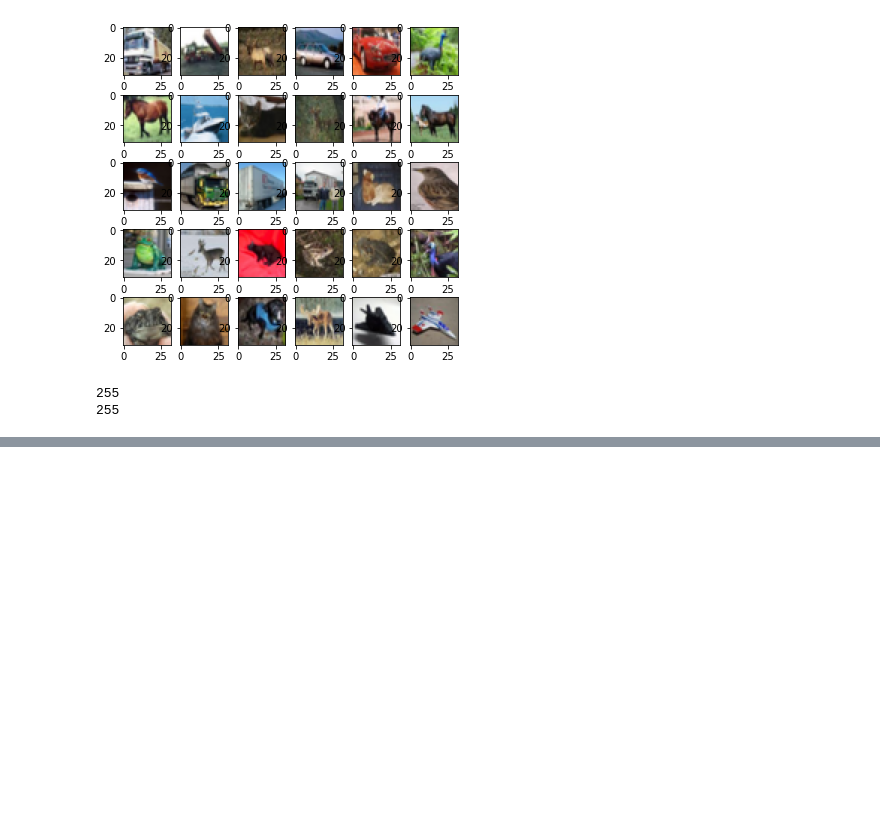
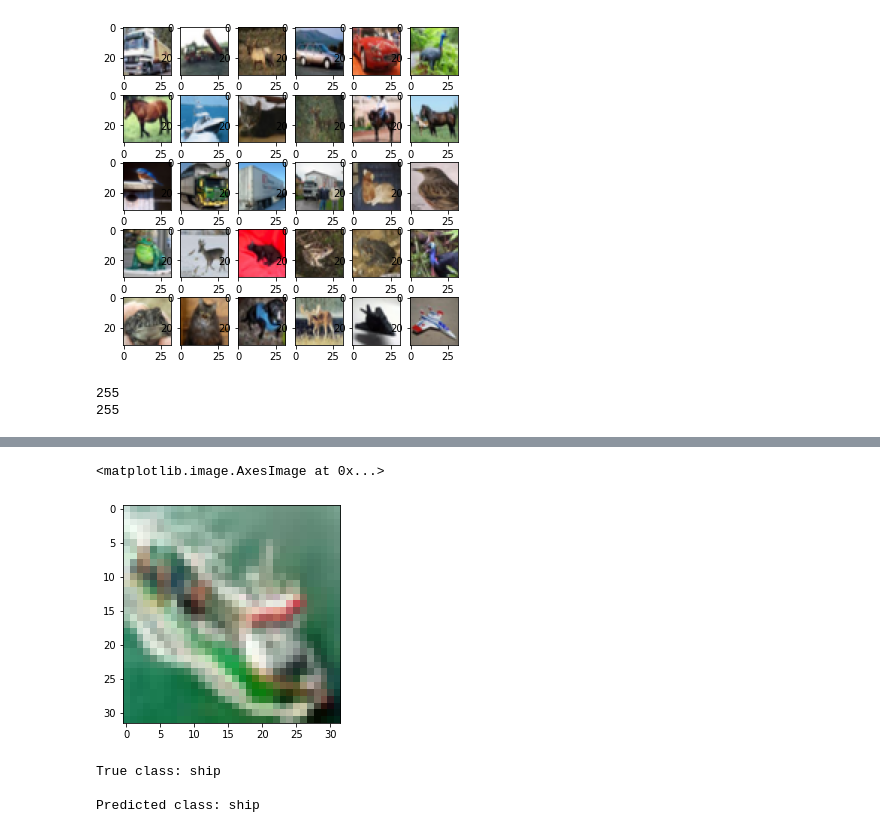
Before and after one commit to Lajith-Puthuchery/MachineLearning, a Jupyter notebook: CIFAR-10/CIFAR_10.ipynb, the cells around one changed output, grey strips where cells are left out. Cells and saved outputs as stored; diff of their text form; code cells hidden in the pictures; blank space fills up the shorter version.

```diff
--- a/CIFAR-10/CIFAR_10.ipynb
+++ b/CIFAR-10/CIFAR_10.ipynb
@@ -40,0 +211,14 @@ x_test = x_test/255
+# %%
+my_image = x_test[15]
+plt.imshow(my_image)
+# %% [output]
+<matplotlib.image.AxesImage at 0x...>
+[figure, added]
+# %%
+input_img = my_image.reshape(1,32,32,3)
+predictions = np.argmax(model.predict(input_img), axis=-1)[0]
+print(f"True class: {d[y_test[15][0]]} \n\nPredicted class: {d[predictions]}")
+# %% [output]
+True class: ship
+
+Predicted class: ship
```
Also changed, not shown: parts of 16 cells of this notebook.
